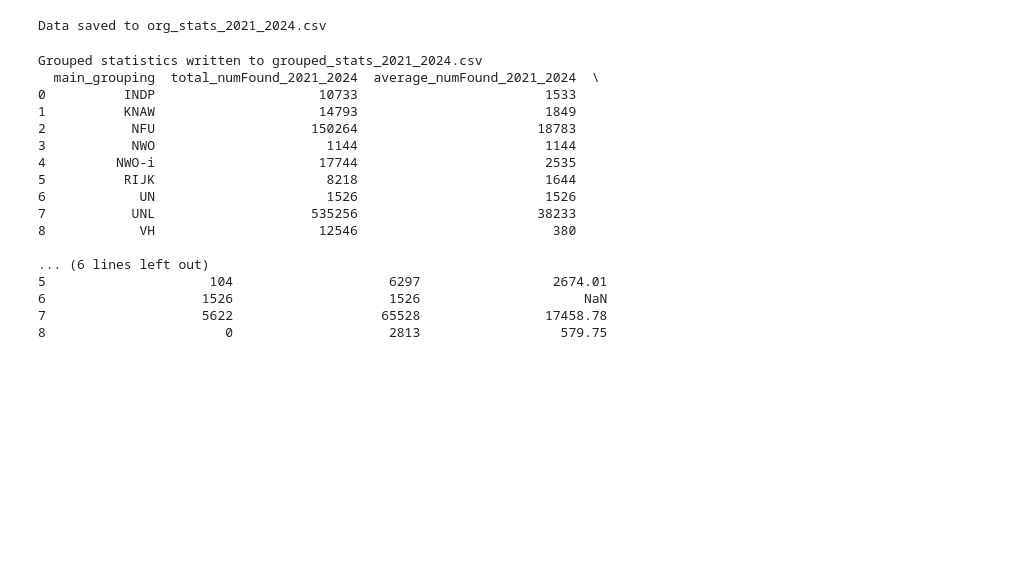
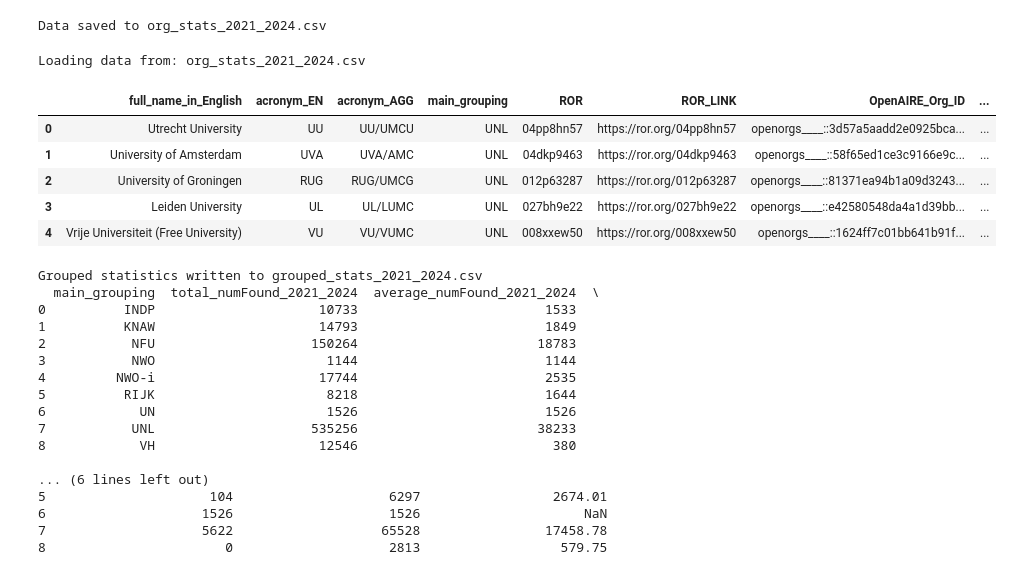
Before and after one commit to mosart/nl-portal, a Jupyter notebook: nl-research-portal-consortium.ipynb, the cells around one changed output. Cells and saved outputs as stored; diff of their text form; code cells hidden in the pictures; blank space fills up the shorter version.

```diff
--- a/nl-research-portal-consortium.ipynb
+++ b/nl-research-portal-consortium.ipynb
@@ -229,6 +229,28 @@ df_orgs.to_csv(output_file, index=False)
 print(f"Data saved to {output_file}")
 # %% [output]
 Data saved to org_stats_2021_2024.csv
+# %%
+import os
+import glob
+import pandas as pd
+
+# Check if df_orgs exists
+if 'df_orgs' not in locals():
+    # Find the latest org_stats* file
+    latest_file = 'org_stats_2021_2024.csv'  # Use the existing variable
+    print(f"Loading data from: {latest_file}")
+    df_orgs = pd.read_csv(latest_file)
+
+# Display the first few rows of the loaded dataframe
+df_orgs.head()
+# %% [output]
+Loading data from: org_stats_2021_2024.csv
+|  | full_name_in_English | acronym_EN | acronym_AGG | main_grouping | ROR | ROR_LINK | OpenAIRE_Org_ID | ... |
+| 0 | Utrecht University | UU | UU/UMCU | UNL | 04pp8hn57 | https://ror.org/04pp8hn57 | openorgs____::3d57a5aadd2e0925bca... | ... |
+| 1 | University of Amsterdam | UVA | UVA/AMC | UNL | 04dkp9463 | https://ror.org/04dkp9463 | openorgs____::58f65ed1ce3c9166e9c... | ... |
+| 2 | University of Groningen | RUG | RUG/UMCG | UNL | 012p63287 | https://ror.org/012p63287 | openorgs____::81371ea94b1a09d3243... | ... |
+| 3 | Leiden University | UL | UL/LUMC | UNL | 027bh9e22 | https://ror.org/027bh9e22 | openorgs____::e42580548da4a1d39bb... | ... |
+| 4 | Vrije Universiteit (Free University) | VU | VU/VUMC | UNL | 008xxew50 | https://ror.org/008xxew50 | openorgs____::1624ff7c01bb641b91f... | ... |
 # %%
 # Group by 'main_grouping' and calculate various statistics for the specified column
 grouped_stats = df_orgs.groupby('main_grouping')[column_name].agg(['sum', 'mean', 'min', 'max', 'std']).reset_index()
```
Also changed, not shown: parts of 4 cells of this notebook, 2 other files.
